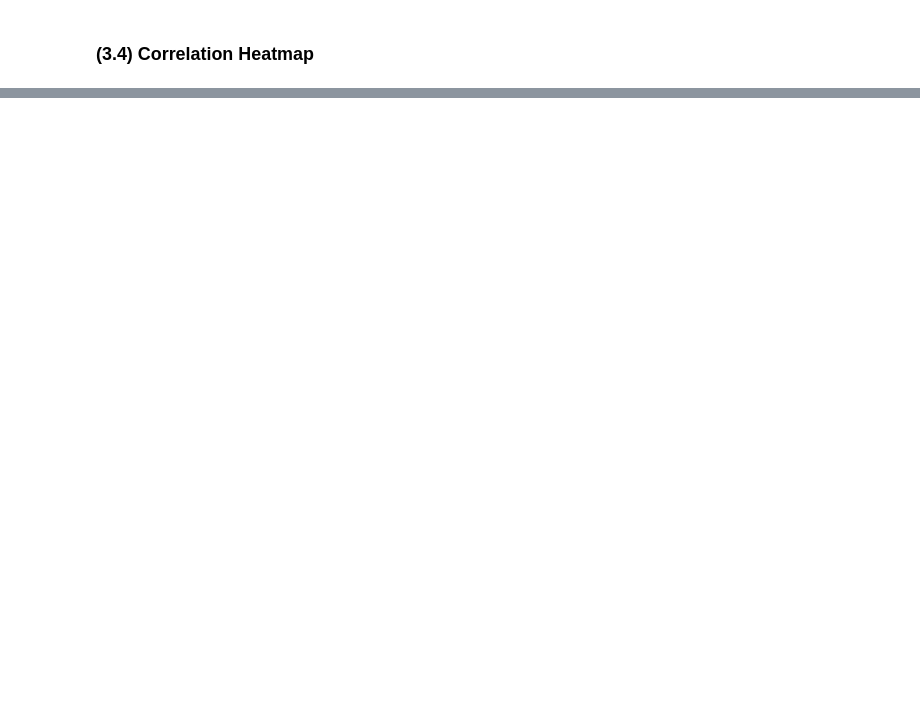
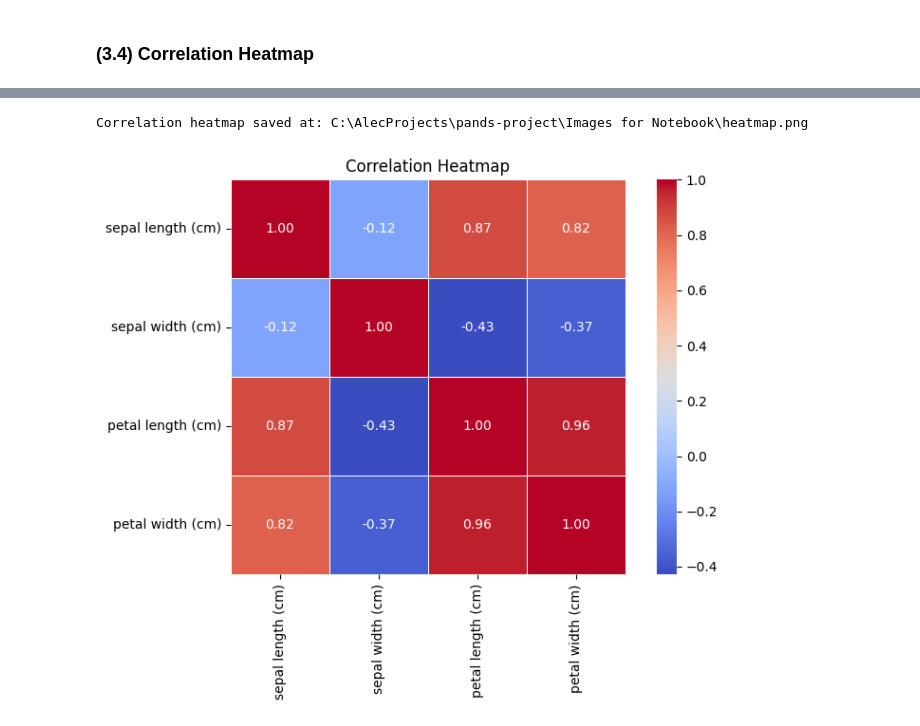
Before and after one commit to PectenMaximus/pands-project, a Jupyter notebook: FinalProject.ipynb, the cells around one changed output, grey strips where cells are left out. Cells and saved outputs as stored; diff of their text form; code cells hidden in the pictures; blank space fills up the shorter version.

```diff
--- a/FinalProject.ipynb
+++ b/FinalProject.ipynb
@@ -391,0 +362,33 @@ Histogram saved at: C:\AlecProjects\pands-project\Images for Notebook\iris_histo
+# %%
+# Function to generate a correlation heatmap
+def generate_correlation_heatmap(data, save_path=None):
+
+    # Calculate correlation matrix (excluding non-numeric columns like 'species')
+    corr_matrix = data.select_dtypes(include='number').corr()
+
+    # Set up the matplotlib figure
+    plt.figure(figsize=(8, 6))
+
+    # Generate a heatmap
+    heatmap = sns.heatmap(corr_matrix, annot=True, fmt=".2f", cmap='coolwarm', square=True, linewidths=0.5)
+
+    # Set plot title
+    plt.title('Correlation Heatmap')
+
+    # Adjust layout
+    plt.tight_layout()
+
+    # Save the plot if save_path is provided
+    if save_path:
+        plt.savefig(save_path, format='png', bbox_inches='tight')
+        print(f"Correlation heatmap saved at: {save_path}")
+
+    # Show the plot
+    plt.show()
+
+# YSave file
+save_path = r'C:\AlecProjects\pands-project\Images for Notebook\heatmap.png'
+generate_correlation_heatmap(df, save_path)
+# %% [output]
+Correlation heatmap saved at: C:\AlecProjects\pands-project\Images for Notebook\heatmap.png
+[figure, added]
```
Also changed, not shown: parts of 15 cells of this notebook.
